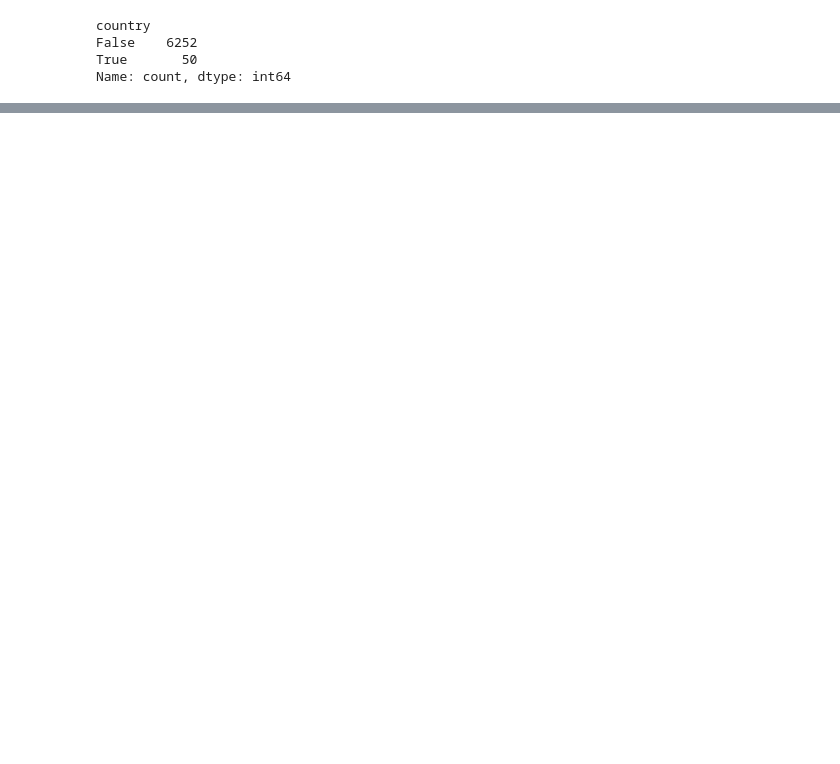
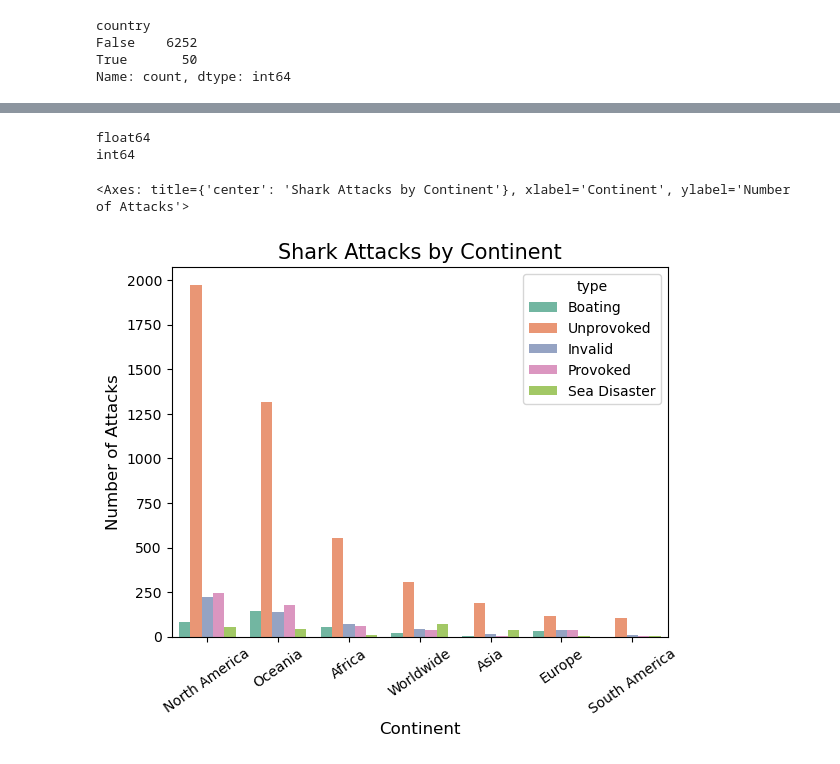
Before and after one commit to FILET81/Shark-Attack, a Jupyter notebook: Project-1.ipynb, the cells around one changed output, grey strips where cells are left out. Saved outputs shown, nothing was run; the diff lists cells and outputs as text; code cells hidden in the pictures; blank space fills up the shorter version.

```diff
--- a/Project-1.ipynb
+++ b/Project-1.ipynb
@@ -624,0 +776,5 @@ Name: count, Length: 1549, dtype: int64
+# %%
+# data cleaning - renaming
+# year - replace values <= 500 by the mean of values > 500
+high_year_mean = new_sharks_df["year"][new_sharks_df["year"] > 500].mean()
+high_year_mean
@@ -624,0 +783,5 @@ Name: count, Length: 1549, dtype: int64
+# %%
+# data cleaning - renaming
+# year - replace values <= 500 by the mean of values > 500
+new_sharks_df["year"][new_sharks_df["year"] <= 500] = high_year_mean.round(1)   # .round(1) to check that replace has been succesful (personal approach)
+new_sharks_df["year"].unique()   # check
@@ -624,0 +806,20 @@ Name: count, Length: 1549, dtype: int64
+# %%
+# data cleaning - renaming
+# year - convert dtype from float to integer
+print(new_sharks_df["year"].dtype)
+new_sharks_df["year"] = new_sharks_df["year"].astype("int64")
+print(new_sharks_df["year"].dtype)   # check
+# %% [output]
+float64
+int64
+# %%
+# Playing with Visualizations
+plt.xticks(rotation = 35)
+plt.ylabel("Number of Attacks", fontsize = 12)
+plt.xlabel("Continent", fontsize = 12)
+plt.title("Shark Attacks by Continent", fontsize = 15)
+#hue_order = ["Unprovoked", "Provoked", "Invalid", "Boating", "Sea Disaster"]
+sns.countplot(x = new_sharks_df["continent"], order = new_sharks_df["continent"].value_counts().index, palette = "Set2", hue = new_sharks_df["type"])
+# %% [output]
+<Axes: title={'center': 'Shark Attacks by Continent'}, xlabel='Continent', ylabel='Number of Attacks'>
+[figure, added]
```
Also changed, not shown: parts of 58 cells of this notebook, 1 other file.
